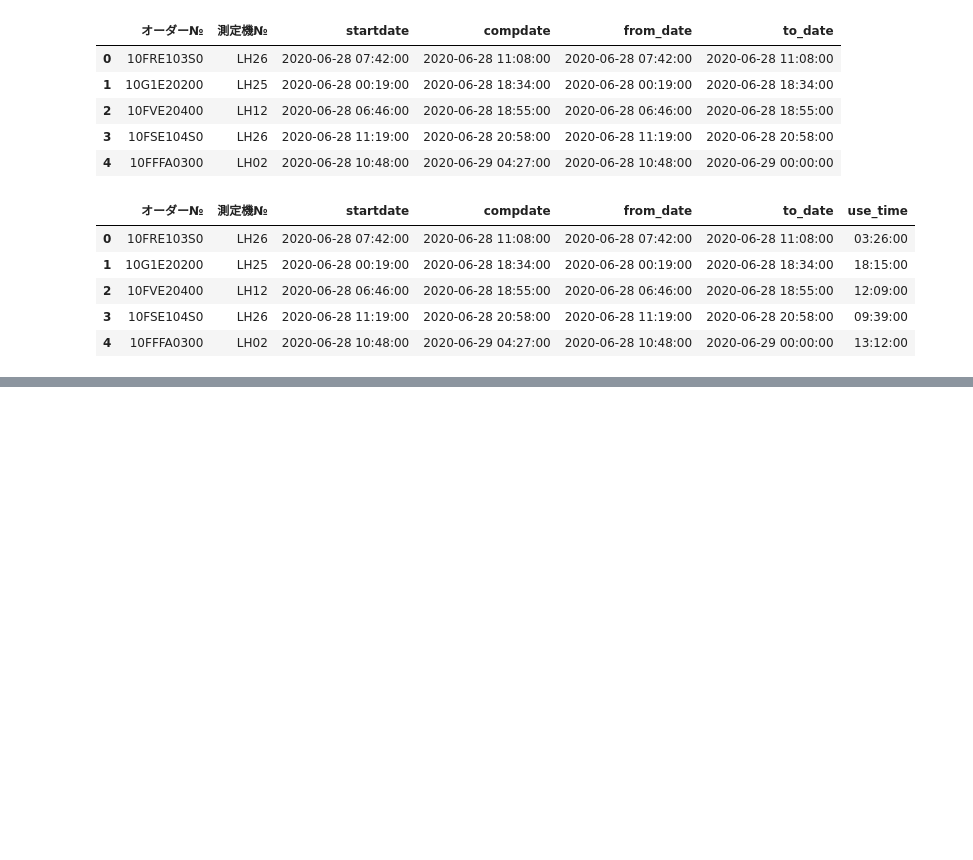
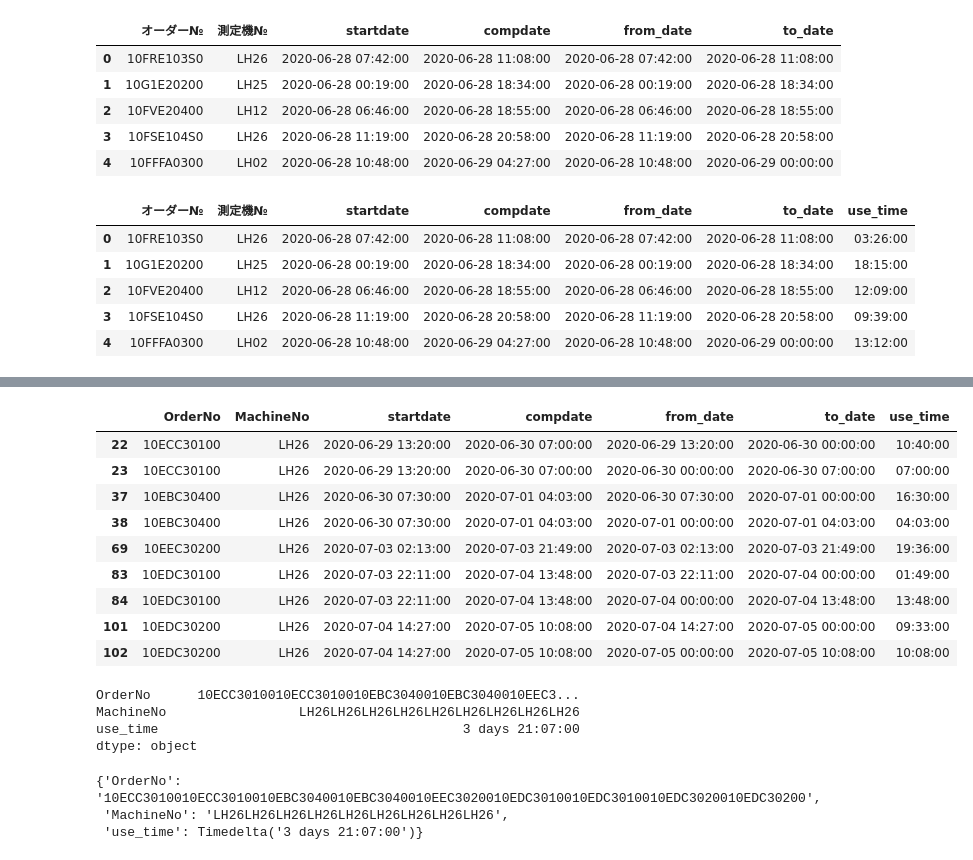
Before and after one commit to sekoatlightson/django_sqlalchemy, a Jupyter notebook: pandas_sampl/operating_rate.ipynb, the cells around one changed output, grey strips where cells are left out. Saved outputs shown, nothing was run; the diff lists cells and outputs as text; code cells hidden in the pictures; blank space fills up the shorter version.

```diff
--- a/pandas_sampl/operating_rate.ipynb
+++ b/pandas_sampl/operating_rate.ipynb
@@ -196,0 +240,26 @@ df_split[df_split['オーダー№']=='10FVE20100']
+# %%
+df4.query('(MachineNo == "LH26") & (datetime.datetime(2020,6,29,0,0) < startdate < datetime.datetime(2020,7,7,0,0) )')
+# %% [output]
+|  | OrderNo | MachineNo | startdate | compdate | from_date | to_date | use_time |
+| 22 | 10ECC30100 | LH26 | 2020-06-29 13:20:00 | 2020-06-30 07:00:00 | 2020-06-29 13:20:00 | 2020-06-30 00:00:00 | 10:40:00 |
+| 23 | 10ECC30100 | LH26 | 2020-06-29 13:20:00 | 2020-06-30 07:00:00 | 2020-06-30 00:00:00 | 2020-06-30 07:00:00 | 07:00:00 |
+| 37 | 10EBC30400 | LH26 | 2020-06-30 07:30:00 | 2020-07-01 04:03:00 | 2020-06-30 07:30:00 | 2020-07-01 00:00:00 | 16:30:00 |
+| 38 | 10EBC30400 | LH26 | 2020-06-30 07:30:00 | 2020-07-01 04:03:00 | 2020-07-01 00:00:00 | 2020-07-01 04:03:00 | 04:03:00 |
+| 69 | 10EEC30200 | LH26 | 2020-07-03 02:13:00 | 2020-07-03 21:49:00 | 2020-07-03 02:13:00 | 2020-07-03 21:49:00 | 19:36:00 |
+| 83 | 10EDC30100 | LH26 | 2020-07-03 22:11:00 | 2020-07-04 13:48:00 | 2020-07-03 22:11:00 | 2020-07-04 00:00:00 | 01:49:00 |
+| 84 | 10EDC30100 | LH26 | 2020-07-03 22:11:00 | 2020-07-04 13:48:00 | 2020-07-04 00:00:00 | 2020-07-04 13:48:00 | 13:48:00 |
+| 101 | 10EDC30200 | LH26 | 2020-07-04 14:27:00 | 2020-07-05 10:08:00 | 2020-07-04 14:27:00 | 2020-07-05 00:00:00 | 09:33:00 |
+| 102 | 10EDC30200 | LH26 | 2020-07-04 14:27:00 | 2020-07-05 10:08:00 | 2020-07-05 00:00:00 | 2020-07-05 10:08:00 | 10:08:00 |
+# %%
+df4.query('(MachineNo == "LH26") & (datetime.datetime(2020,6,29,0,0) < startdate < datetime.datetime(2020,7,7,0,0) )').sum()
+# %% [output]
+OrderNo      10ECC3010010ECC3010010EBC3040010EBC3040010EEC3...
+MachineNo                 LH26LH26LH26LH26LH26LH26LH26LH26LH26
+use_time                                       3 days 21:07:00
+dtype: object
+# %%
+dict(df4.query('(MachineNo == "LH26") & (datetime.datetime(2020,6,29,0,0) < startdate < datetime.datetime(2020,7,7,0,0) )').sum())
+# %% [output]
+{'OrderNo': '10ECC3010010ECC3010010EBC3040010EBC3040010EEC3020010EDC3010010EDC3010010EDC3020010EDC30200',
+ 'MachineNo': 'LH26LH26LH26LH26LH26LH26LH26LH26LH26',
+ 'use_time': Timedelta('3 days 21:07:00')}
```
Also changed, not shown: parts of 9 cells of this notebook.
